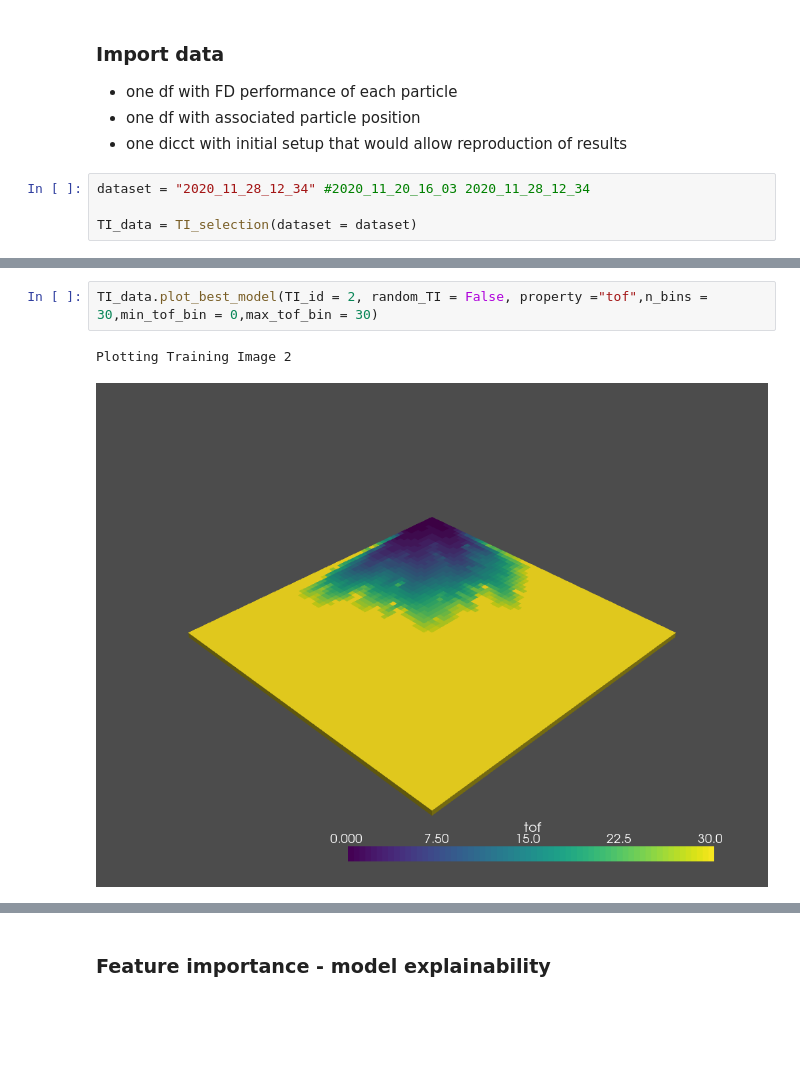
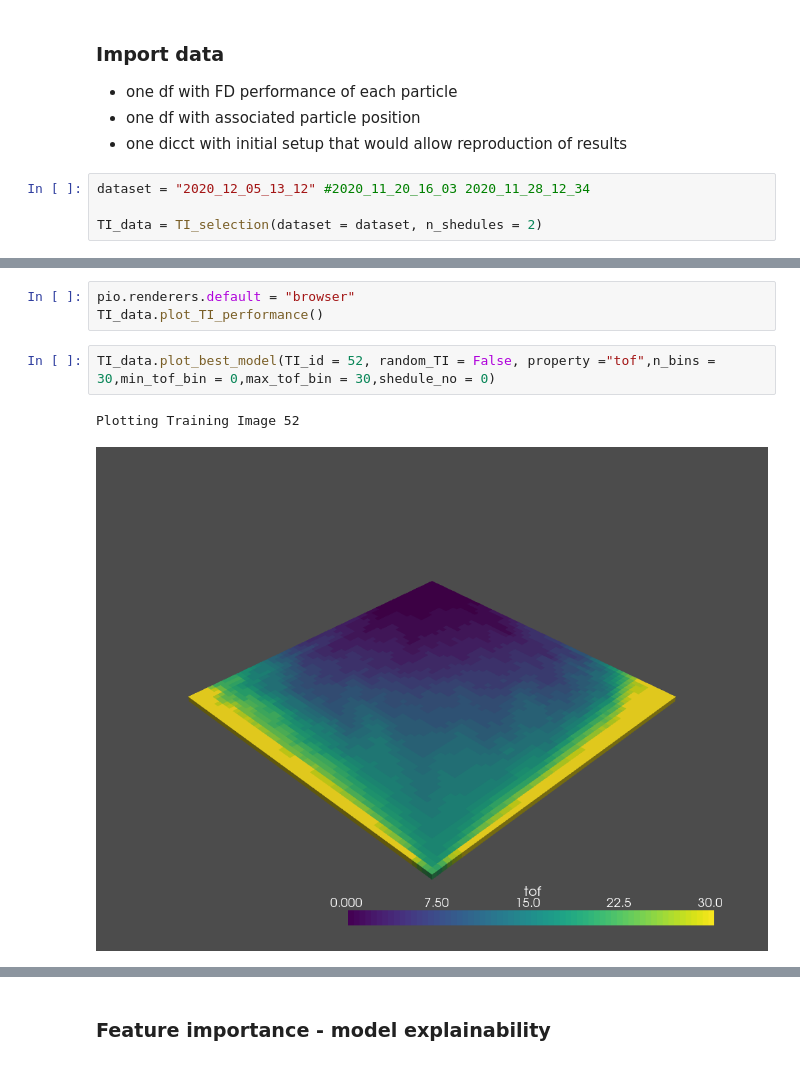
Before and after one commit to BastianSteffens/ABRM_functions, a Jupyter notebook: notebooks/TI_selection.ipynb, the cells around one changed output, grey strips where cells are left out. Saved outputs shown, nothing was run; the diff lists cells and outputs as text; blank space fills up the shorter version.

```diff
--- a/notebooks/TI_selection.ipynb
+++ b/notebooks/TI_selection.ipynb
@@ -22,6 +22,6 @@ pio.renderers.default = "notebook"
 - one df with associated particle position
 - one dicct with initial setup that would allow reproduction of results
 # %%
-dataset = "2020_11_28_12_34" #2020_11_20_16_03 2020_11_28_12_34
+dataset = "2020_12_05_13_12" #2020_11_20_16_03 2020_11_28_12_34
 
-TI_data = TI_selection(dataset = dataset)
+TI_data = TI_selection(dataset = dataset, n_shedules = 2)
@@ -84,6 +28,9 @@ plt.hist(values)
+# %%
+pio.renderers.default = "browser"
+TI_data.plot_TI_performance()
 # %%
-TI_data.plot_best_model(TI_id = 2, random_TI = False, property ="tof",n_bins = 30,min_tof_bin = 0,max_tof_bin = 30)
+TI_data.plot_best_model(TI_id = 52, random_TI = False, property ="tof",n_bins = 30,min_tof_bin = 0,max_tof_bin = 30,shedule_no = 0)
 # %% [output]
-Plotting Training Image 2
+Plotting Training Image 52
-[figure, old version]
+[figure, new version]
 # %%
```
Also changed, not shown: parts of 21 cells of this notebook, 6 other files.
